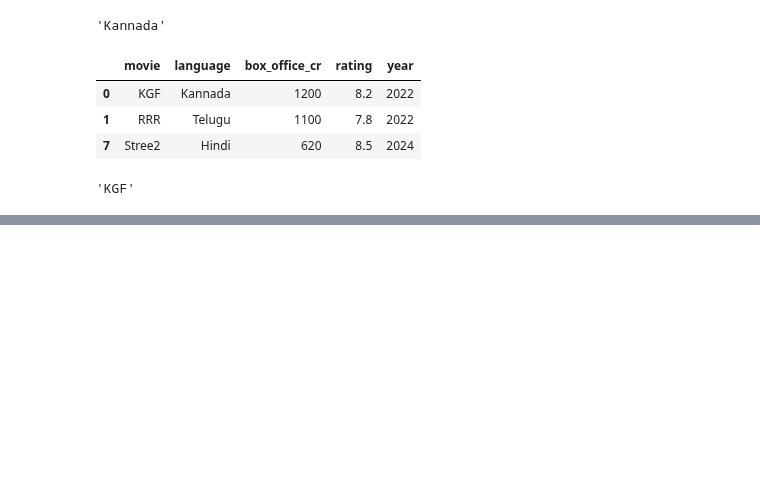
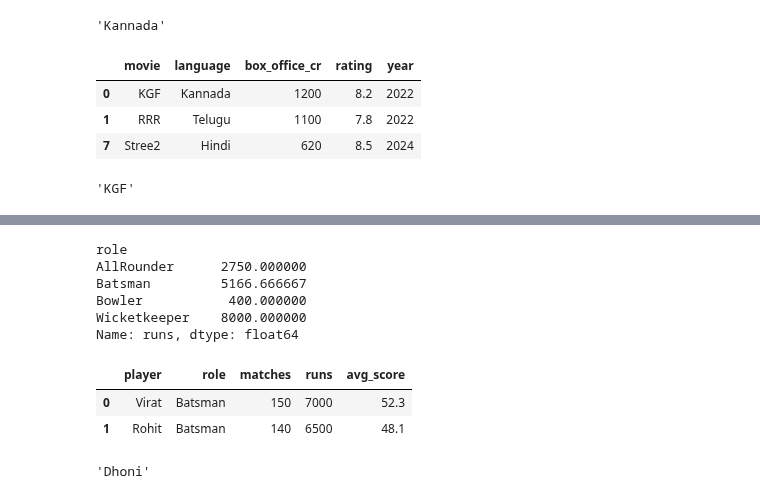
Before and after one commit to sayali-devkar/data_analysis_learning, a Jupyter notebook: pandas/practice/pandas_Basics_2.ipynb, the cells around one changed output, grey strips where cells are left out. Cells and saved outputs as stored; diff of their text form; code cells hidden in the pictures; blank space fills up the shorter version.

```diff
--- a/pandas/practice/pandas_Basics_2.ipynb
+++ b/pandas/practice/pandas_Basics_2.ipynb
@@ -645,0 +675,22 @@ df.loc[df['box_office_cr'].idxmax(), 'movie']
+# %%
+#1
+df.groupby('role')['runs'].mean()
+# %% [output]
+role
+AllRounder      2750.000000
+Batsman         5166.666667
+Bowler           400.000000
+Wicketkeeper    8000.000000
+Name: runs, dtype: float64
+# %%
+#2
+df[(df['role'] == 'Batsman') & (df['avg_score'] > 45)]
+# %% [output]
+|  | player | role | matches | runs | avg_score |
+| 0 | Virat | Batsman | 150 | 7000 | 52.3 |
+| 1 | Rohit | Batsman | 140 | 6500 | 48.1 |
+# %%
+#3
+df.loc[df['matches'].idxmax() , 'player']
+# %% [output]
+'Dhoni'
```
Also changed, not shown: parts of 2 cells of this notebook.
